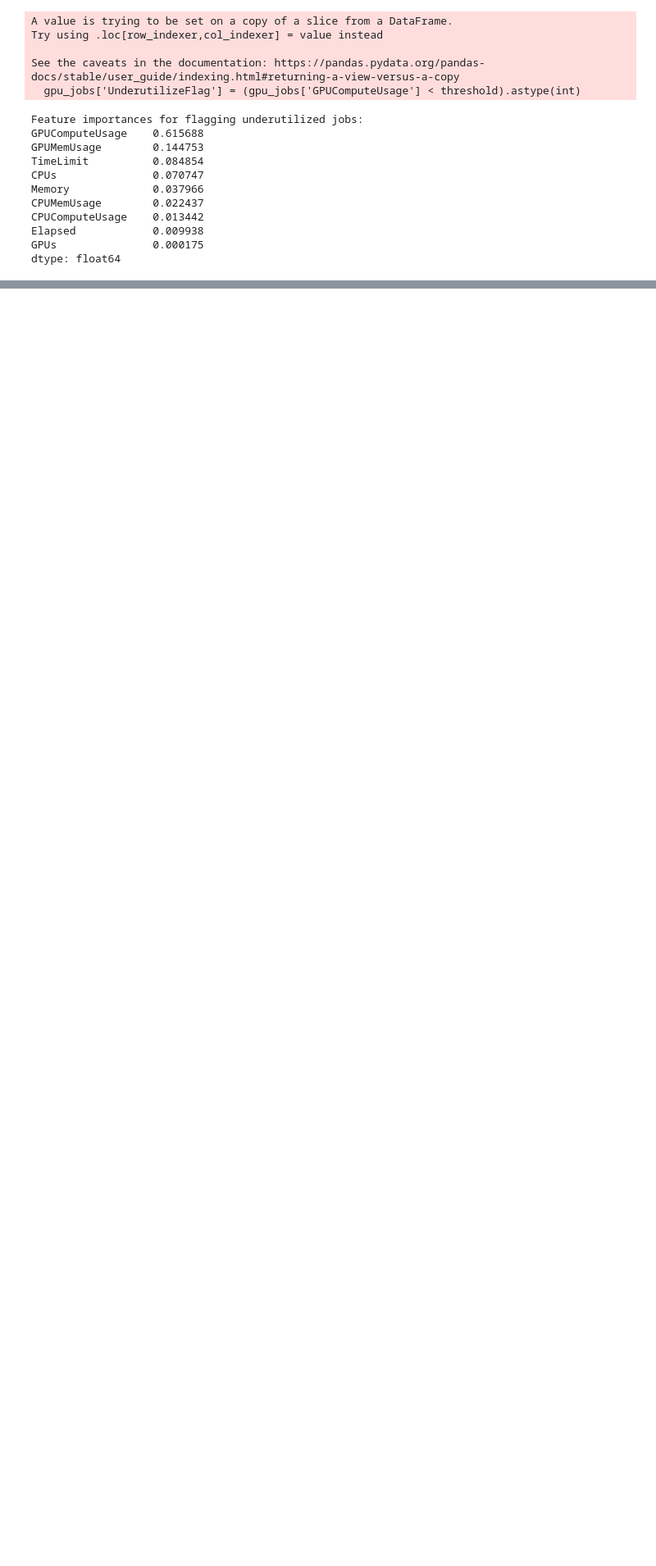
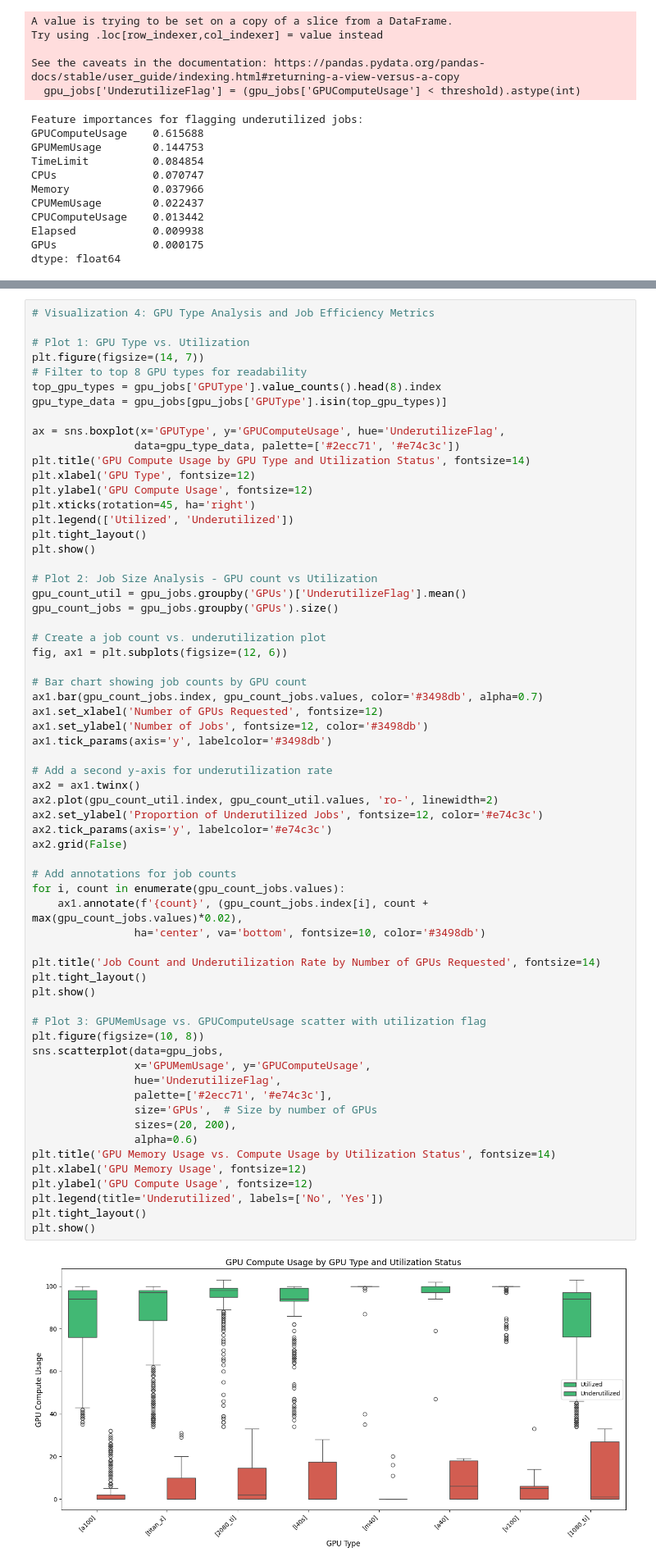
Before and after one commit to codoom1/unity_job_analytics, a Jupyter notebook: notebooks/explore.ipynb, the cells around one changed output, grey strips where cells are left out. Shown at 82% size. Saved outputs shown, nothing was run; the diff lists cells and outputs as text; blank space fills up the shorter version.

```diff
--- a/notebooks/explore.ipynb
+++ b/notebooks/explore.ipynb
@@ -297,0 +543,65 @@ dtype: float64
+# %%
+# Visualization 4: GPU Type Analysis and Job Efficiency Metrics
+
+# Plot 1: GPU Type vs. Utilization
+plt.figure(figsize=(14, 7))
+# Filter to top 8 GPU types for readability
+top_gpu_types = gpu_jobs['GPUType'].value_counts().head(8).index
+gpu_type_data = gpu_jobs[gpu_jobs['GPUType'].isin(top_gpu_types)]
+
+ax = sns.boxplot(x='GPUType', y='GPUComputeUsage', hue='UnderutilizeFlag',
+                data=gpu_type_data, palette=['#2ecc71', '#e74c3c'])
+plt.title('GPU Compute Usage by GPU Type and Utilization Status', fontsize=14)
+plt.xlabel('GPU Type', fontsize=12)
+plt.ylabel('GPU Compute Usage', fontsize=12)
+plt.xticks(rotation=45, ha='right')
+plt.legend(['Utilized', 'Underutilized'])
+plt.tight_layout()
+plt.show()
+
+# Plot 2: Job Size Analysis - GPU count vs Utilization
+gpu_count_util = gpu_jobs.groupby('GPUs')['UnderutilizeFlag'].mean()
+gpu_count_jobs = gpu_jobs.groupby('GPUs').size()
+
+# Create a job count vs. underutilization plot
+fig, ax1 = plt.subplots(figsize=(12, 6))
+
+# Bar chart showing job counts by GPU count
+ax1.bar(gpu_count_jobs.index, gpu_count_jobs.values, color='#3498db', alpha=0.7)
+ax1.set_xlabel('Number of GPUs Requested', fontsize=12)
+ax1.set_ylabel('Number of Jobs', fontsize=12, color='#3498db')
+ax1.tick_params(axis='y', labelcolor='#3498db')
+
+# Add a second y-axis for underutilization rate
+ax2 = ax1.twinx()
+ax2.plot(gpu_count_util.index, gpu_count_util.values, 'ro-', linewidth=2)
+ax2.set_ylabel('Proportion of Underutilized Jobs', fontsize=12, color='#e74c3c')
+ax2.tick_params(axis='y', labelcolor='#e74c3c')
+ax2.grid(False)
+
+# Add annotations for job counts
+for i, count in enumerate(gpu_count_jobs.values):
+    ax1.annotate(f'{count}', (gpu_count_jobs.index[i], count + max(gpu_count_jobs.values)*0.02),
+                ha='center', va='bottom', fontsize=10, color='#3498db')
+
+plt.title('Job Count and Underutilization Rate by Number of GPUs Requested', fontsize=14)
+plt.tight_layout()
+plt.show()
+
+# Plot 3: GPUMemUsage vs. GPUComputeUsage scatter with utilization flag
+plt.figure(figsize=(10, 8))
+sns.scatterplot(data=gpu_jobs,
+                x='GPUMemUsage', y='GPUComputeUsage',
+                hue='UnderutilizeFlag',
+                palette=['#2ecc71', '#e74c3c'],
+                size='GPUs',  # Size by number of GPUs
+                sizes=(20, 200),
+                alpha=0.6)
+plt.title('GPU Memory Usage vs. Compute Usage by Utilization Status', fontsize=14)
+plt.xlabel('GPU Memory Usage', fontsize=12)
+plt.ylabel('GPU Compute Usage', fontsize=12)
+plt.legend(title='Underutilized', labels=['No', 'Yes'])
+plt.tight_layout()
+plt.show()
+# %% [output]
+[figure, added]
```
Also changed, not shown: parts of 27 cells of this notebook, 20 other files.
